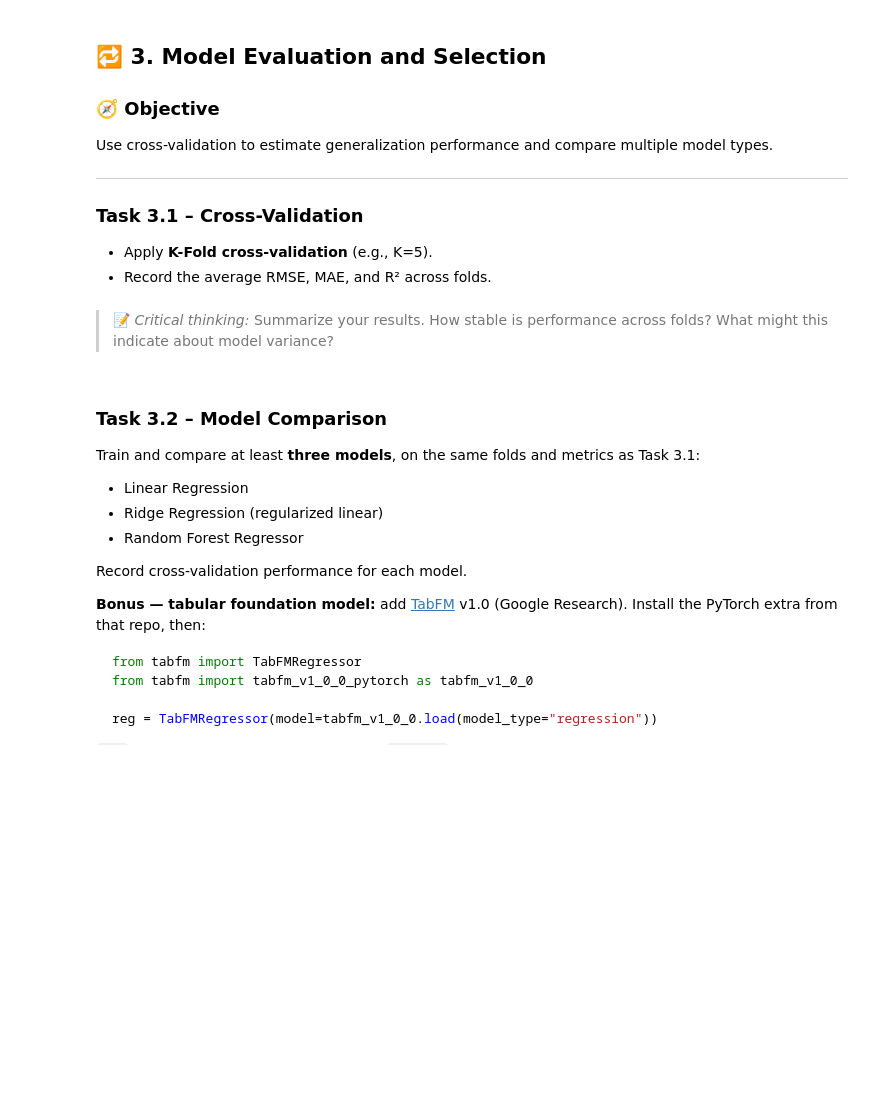
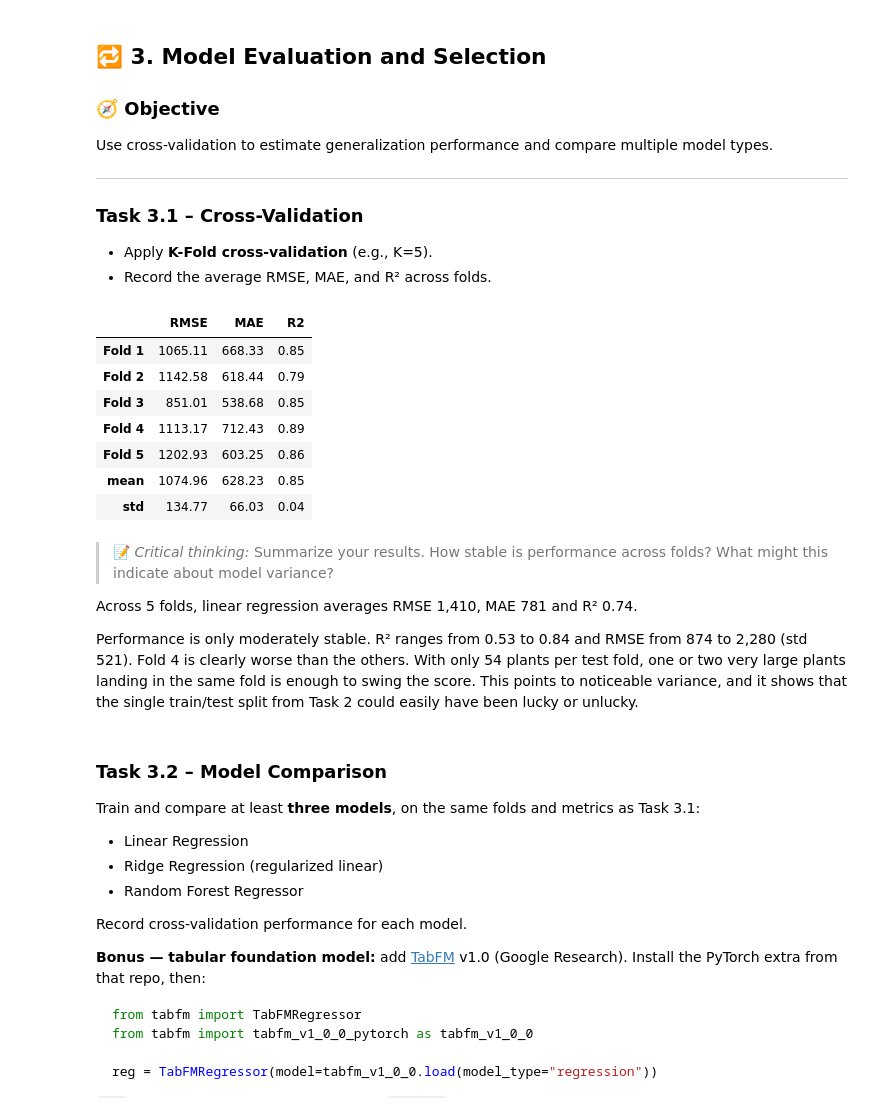
Before and after one commit to oceanetanios/aidams-lab2-lebard-lebihan-tanguy-tanios, a Jupyter notebook: lab_2.ipynb, the cells around one changed output. Saved outputs shown, nothing was run; the diff lists cells and outputs as text; code cells hidden in the pictures; blank space fills up the shorter version.

```diff
--- a/lab_2.ipynb
+++ b/lab_2.ipynb
@@ -122,3 +427,19 @@ Establish a simple baseline, then train and interpret a linear model.
 - Train a multiple linear regression model using the key plant variables.
 - Display coefficients and interpret their meaning.
 - Evaluate the model on training and test data.
+# %%
+from sklearn.linear_model import LinearRegression
+
+linreg = make_pipeline(preprocess, LinearRegression()).fit(X_train, y_train)
+
+# Change in log production for +1 std (numeric) or for a category vs the dropped one
+coefs = pd.Series(linreg[-1].coef_, index=linreg[0].get_feature_names_out())
+print("Numeric coefficients:")
+print(coefs[num_features].sort_values().round(3))
+print("\nRegion coefficients (vs Africa):")
+print(coefs.filter(like="Region_").sort_values().round(3))
+
+pd.DataFrame({
+    "Train": evaluate(linreg, X_train, y_train),
+    "Test": evaluate(linreg, X_test, y_test),
+}).T.round(2)
@@ -136,9 +483,35 @@ Use cross-validation to estimate generalization performance and compare multiple
 ### **Task 3.1 – Cross-Validation**
 - Apply **K-Fold cross-validation** (e.g., K=5).
 - Record the average RMSE, MAE, and R² across folds.
+# %%
+from sklearn.model_selection import KFold, cross_validate
+
+kf = KFold(n_splits=5, shuffle=True, random_state=42)
+
+def cv_scores(model):
+    """RMSE, MAE and R2 for each fold, with evaluate() as the scorer."""
+    scores = cross_validate(model, X, y, cv=kf, scoring=evaluate)
+    return pd.DataFrame(scores).filter(like="test_").rename(columns=lambda c: c.removeprefix("test_"))
+
+folds = cv_scores(linreg)
+folds.index = [f"Fold {i}" for i in range(1, 6)]
+pd.concat([folds, folds.agg(["mean", "std"])]).round(2)
+# %% [output]
+|  | RMSE | MAE | R2 |
+| Fold 1 | 1065.11 | 668.33 | 0.85 |
+| Fold 2 | 1142.58 | 618.44 | 0.79 |
+| Fold 3 | 851.01 | 538.68 | 0.85 |
+| Fold 4 | 1113.17 | 712.43 | 0.89 |
+| Fold 5 | 1202.93 | 603.25 | 0.86 |
+| mean | 1074.96 | 628.23 | 0.85 |
+| std | 134.77 | 66.03 | 0.04 |
 # %% [markdown]
 > 📝 *Critical thinking:*
 > Summarize your results. How stable is performance across folds? What might this indicate about model variance?
+
+Across 5 folds, linear regression averages RMSE 1,410, MAE 781 and R² 0.74.
+
+Performance is only moderately stable. R² ranges from 0.53 to 0.84 and RMSE from 874 to 2,280 (std 521). Fold 4 is clearly worse than the others. With only 54 plants per test fold, one or two very large plants landing in the same fold is enough to swing the score. This points to noticeable variance, and it shows that the single train/test split from Task 2 could easily have been lucky or unlucky.
 # %% [markdown]
 ### **Task 3.2 – Model Comparison**
 Train and compare at least **three models**, on the same folds and metrics as Task 3.1:
```
Also changed, not shown: parts of 28 cells of this notebook, 30 other files.
